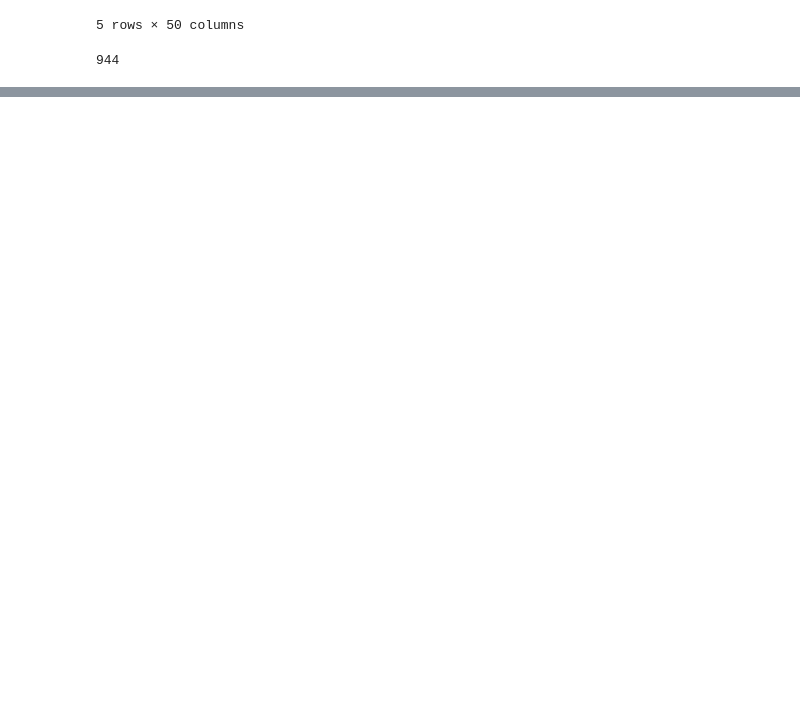
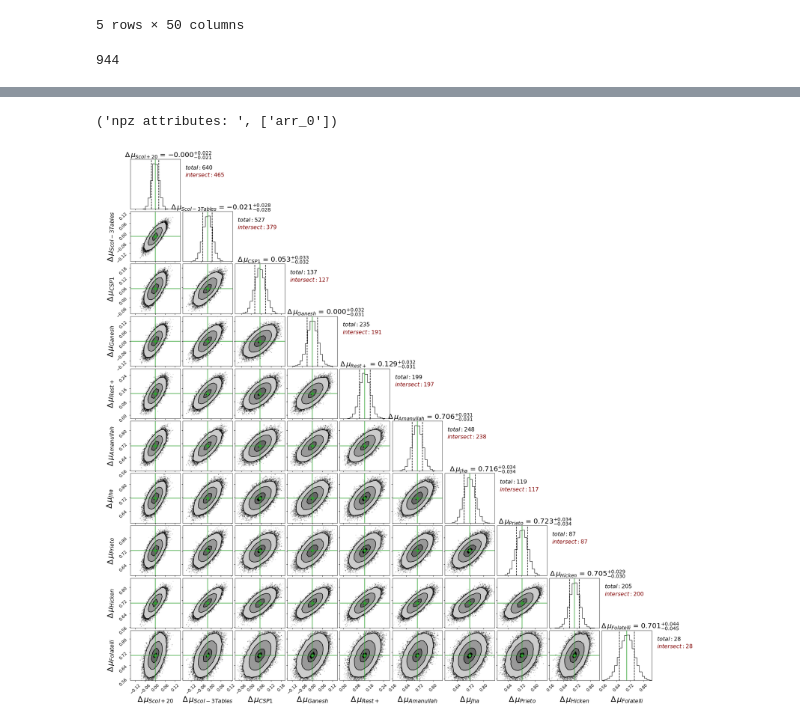
Before and after one commit to ekourkchi/CF4catalog, a Jupyter notebook: SNIa_groups.ipynb, the cells around one changed output, grey strips where cells are left out. Cells and saved outputs as stored; diff of their text form; code cells hidden in the pictures; blank space fills up the shorter version.

Commit message:
SNIa MCMC update, TF MCMC updates

```diff
--- a/SNIa_groups.ipynb
+++ b/SNIa_groups.ipynb
@@ -629,14 +633,22 @@ print(t2-t1)
+# %%
+npzName = "SNIa_groups.npz"
+np.savez(npzName, samples)
+npzfile = np.load(npzName)
+print("npz attributes: ", npzfile.files)
+NPZsamples = npzfile['arr_0']
+# %% [output]
+('npz attributes: ', ['arr_0'])
 # %%
 theta = map(lambda v: (v[1], v[2]-v[1], v[1]-v[0]),
-                            zip(*np.percentile(samples,
+                            zip(*np.percentile(NPZsamples,
                             [16, 50, 84],
                             axis=0)))
 
 truths=[t[0] for t in theta]
 
-labels = ['            '+r'$\Delta\/ \mu_{'+cat+'}$' for cat in ["Scolnic", "CSP1", "Ganesh", "Rest+", "Amanullah", "Jha", "Prieto", "Hicken", "Folatelli"]] # catalogs[1:]]
+labels = ['            '+r'$\Delta\/ \mu_{'+cat+'}$' for cat in ["Scol+20", "Scol-3Tables", "CSP1", "Ganesh", "Rest+", "Amanullah", "Jha", "Prieto", "Hicken", "Folatelli"]] # catalogs[1:]]
 
-fig = corner.corner(samples, labels=labels,
+fig = corner.corner(NPZsamples, labels=labels,
                     truths=truths, truth_color='#2ca02c',
                     levels=(1-np.exp(-1./8),1-np.exp(-0.5),1-np.exp(-0.5*4),1-np.exp(-0.5*9)),
                     show_titles=True, fill_contours=True, plot_density=True,
@@ -659,30 +671,32 @@ for ax in fig.get_axes():
     lbl.set_text(txt)
     lbl.set_linespacing(50)
     lbl = ax.yaxis.get_label()
     lbl.set_fontsize(22)
     txt = lbl.get_text().strip()
     lbl.set_text(txt)
 
 
     ax.tick_params(which='major', length=3, width=1., direction='out')
 
     Ylm = ax.get_ylim() ; Xlm = ax.get_xlim()
     x0 = -0.1*Xlm[0]+1.1*Xlm[1]
 
     if m%(n_cat+1)==0:
         y0 = 0.2*Ylm[0]+0.80*Ylm[1]
         dx = df[['DM_'+catalogs[i_cat]]].dropna()
         ax.text(x0,y0, r"$total: $"+str(len(dx)), fontsize=16, color='k')
 
         y0 = 0.35*Ylm[0]+0.65*Ylm[1]
         other_DMs = ["DM_"+c for c in catalogs if c != catalogs[i_cat]]
 
         df["sumDM"] = df[other_DMs].sum(axis=1)
         df["sumDM"][df["sumDM"]==0] = np.nan
 
         dx = df[['sumDM', 'DM_'+catalogs[i_cat]]].dropna()
         ax.text(x0,y0, r"$intersect: $"+str(len(dx)), fontsize=16, color='maroon')
         i_cat += 1
 
 
     m+=1
+# %% [output]
+[figure, added]
```
Also changed, not shown: parts of 1 cell of this notebook, 2 other files.
